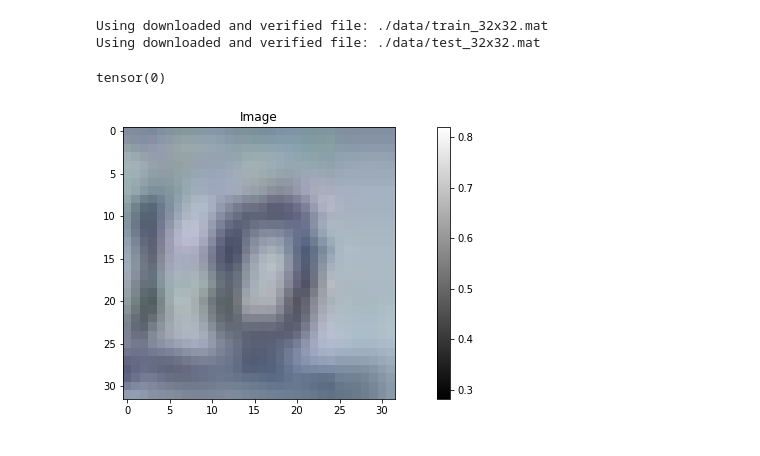
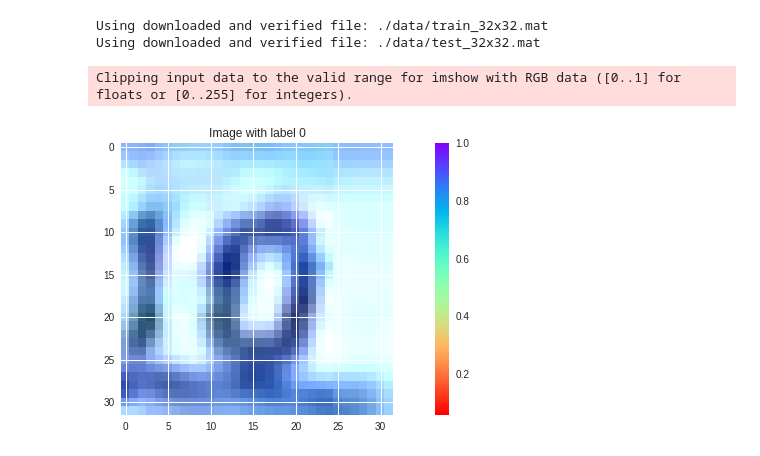
Before and after one commit to vardeep-sandhu/CudaLab, a Jupyter notebook: Sheet02/Sheet02.ipynb, the cells around one changed output. Drawn from its saved outputs; the diff is of its cells as text; code cells hidden in the pictures.

```diff
--- a/Sheet02/Sheet02.ipynb
+++ b/Sheet02/Sheet02.ipynb
@@ -19,7 +20,10 @@ Epochs = 10
 classes = 10
 # %%
 t = transforms.Compose([transforms.ToTensor(),
-                       transforms.Lambda(lambda x : x.permute(1, 2, 0).reshape(-1))
+
+                        transforms.Normalize((0.485, 0.456, 0.406), (0.229, 0.224, 0.225)),
+
+                        transforms.Lambda(lambda x : x.permute(1, 2, 0).reshape(-1))
                        ])
 target_t = lambda label: F.one_hot(torch.tensor(label), num_classes=10)
 
@@ -34,20 +38,21 @@ train_loader = DataLoader(train_dataset, batch_size=512, shuffle=True)
 test_loader = DataLoader(test_dataset, batch_size=512, shuffle=False)
 # %%
 img = next(iter(test_loader))[0][3].reshape(32,32,3)
-label = next(iter(test_loader))[1][3]
-def visual(img):
+label = torch.argmax(next(iter(test_loader))[1][3])
+
+def visual(img, label):
     fig, ax = plt.subplots()
     fig.set_size_inches(15,5)
+    mean = [0.485, 0.456, 0.406]
+    std = [0.229, 0.224, 0.225]
+    img = img.numpy() / 2 + 0.5
+    im = ax.imshow(img, cmap=plt.cm.rainbow_r)
+    fig.colorbar(im)
+    ax.set_title(f"Image with label {label}")
 
-    img = img.numpy()
-    im = ax.imshow(img, cmap=plt.cm.gray)
-    fig.colorbar(im)
-    ax.set_title("Image")
-
-visual(img)
-print(torch.argmax(label))
+visual(img, label)
 # %% [output]
-tensor(0)
+Clipping input data to the valid range for imshow with RGB data ([0..1] for floats or [0..255] for integers).
-[figure, old version]
+[figure, new version]
 # %%
 #defining the model
```
Also changed, not shown: parts of 18 cells of this notebook, 1 other file.
